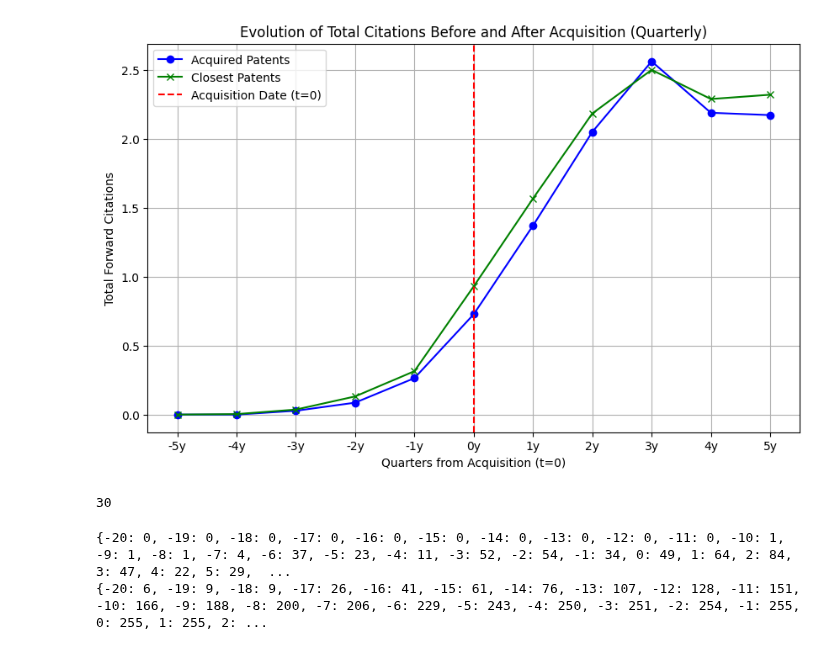
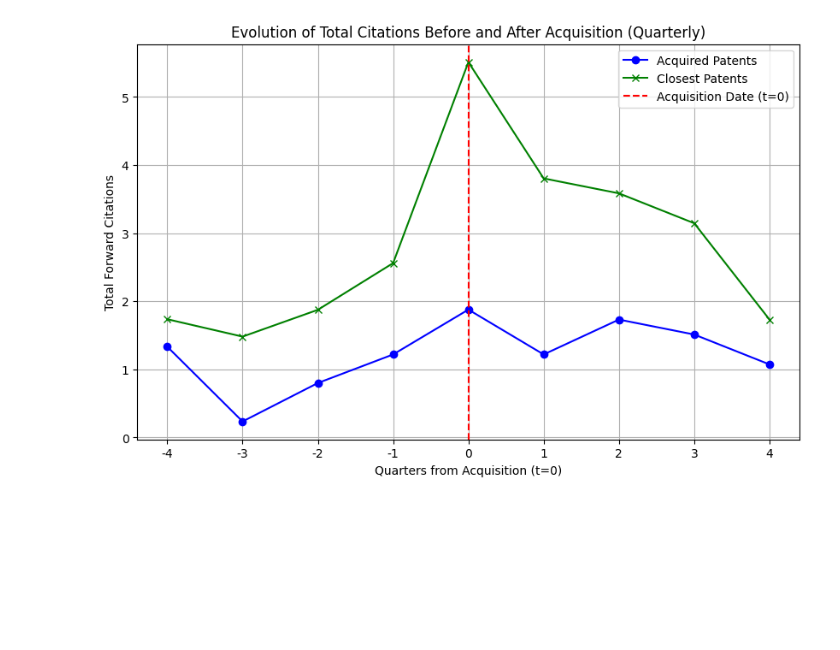
Before and after one commit to amusali/bert_for_patents, a Jupyter notebook: 05 Analysis/01 Main/Comparison of forward citations.ipynb, the cells around one changed output. Drawn from its saved outputs; the diff is of its cells as text; code cells hidden in the pictures; blank space fills up the shorter version.

```diff
--- a/05 Analysis/01 Main/Comparison of forward citations.ipynb
+++ b/05 Analysis/01 Main/Comparison of forward citations.ipynb
@@ -29,11 +0,0 @@ closest_count_by_time =  {t: 0 for t in range(time_range[0], time_range[1] + 1)}
-# %%
-citation = 0
-cited_patents = 0
-for patent in patents:
-    citation += patent.forward_citations
-    if patent.forward_citations>0:
-        cited_patents += 1
-
-print(citation)
-print(cited_patents)
-print(len(patents))
@@ -65,17 +1,23 @@ for patent in patents:
 # %%
 ## Inputs
 import dill as pickle
+from datetime import datetime
+from collections import OrderedDict
+import time
+with open(r"C:\Users\amusali\Downloads\LinkedIn Corporation_2016-12-07_before.pkl", 'rb') as f:
+    t = pickle.load(f)
+import matplotlib.pyplot as plt
+import numpy as np
 
-with open(r"C:\Users\amusali\Desktop\uc3m PhD\05 Analysis\01 Main\00 Python data\Drive\03 Patents with pairs (group checked)\Apple Computer Inc._1997-08-05_before.pkl", 'rb') as f:
-    t = pickle.load(f)
 patents = t
-center_date=datetime(1997, 8, 5)
+center_date=datetime(2016, 12, 7)
 no_closest_patent_counter = 0
 no_cited_patent_counter = 0
 patents_with_citation = 0
 
-upper_lower_bound = 5
+upper_lower_bound = 4
 implied_days = 365
+threshold = 365
 # Initialize dictionaries to hold citation counts for each time point (quarters)
 
 time_range=(-upper_lower_bound, upper_lower_bound)
@@ -84,20 +26,26 @@ patent_count_by_time = {t: 0 for t in range(time_range[0], time_range[1] + 1)}
 closest_citations_by_time = {t: 0 for t in range(time_range[0], time_range[1] + 1)}
 closest_count_by_time =  {t: 0 for t in range(time_range[0], time_range[1] + 1)}
 
+print("there are", len(patents), "patents")
 for patent in patents:
-    if patent.forward_citations == 0 or not patent.forward_citations:
+    if patent.cosine_similarity_with_closest_patent is not None:
+        if patent.cosine_similarity_with_closest_patent < 0.7:
+            continue
+    if patent.forward_citations  == 0 or not patent.forward_citations or patent.closest_patent.forward_citations == 0 or not patent.closest_patent.forward_citations :
         no_cited_patent_counter += 1
         continue
-    if (patent.date_application - center_date).days < - implied_days * upper_lower_bound:
-        print("BEFORE THE ANALYSIS Period")
+    if (patent.date_granted - center_date).days > -threshold or (patent.closest_patent.date_granted - center_date).days > -threshold:
+        #print("BEFORE THE ANALYSIS Period")
         continue
-    if (patent.date_application - center_date).days > 365:
-        print("Too close to the acquistion")
-        continue
+    #if -(patent.date_granted - center_date).days < upper_lower_bound * implied_days:
+      # print("Too close to the acquistion")
+        #continue
     if patent.closest_patent is None:
         print('None closes patent')
         no_closest_patent_counter +=1
         continue
+
+    print("Closest patent assignee is: ", patent.closest_patent.assignee_organization)
     # Check if the patent has any citedby_patents
     if patent.citedby_patents:
         for cited_patent in patent.citedby_patents:
@@ -107,7 +55,7 @@ for patent in patents:
             #print(t_patent)
             if time_range[0] <= t_patent <= time_range[1]:
                 patent_citations_by_time[t_patent] += 1  # Add 1 citation for this quarter
-    time_to_acquisition = (patent.date_application - center_date).days // implied_days
+    time_to_acquisition = (patent.date_granted - center_date).days // implied_days
 
     for key, value in patent_count_by_time.items():
         if key >= time_to_acquisition:
@@ -119,7 +67,7 @@ for patent in patents:
             if time_range[0] <= t_closest <= time_range[1]:
                 closest_citations_by_time[t_closest] += 1 # Add 1 citation for this quarter
 
-    time_to_acquisition = (patent.closest_patent.date_application - center_date).days // implied_days
+    time_to_acquisition = (patent.closest_patent.date_granted - center_date).days // implied_days
 
     for key, value in closest_count_by_time.items():
         if key >= time_to_acquisition:
@@ -127,11 +75,12 @@ for patent in patents:
 
     patents_with_citation += 1
 
-print(no_closest_patent_counter)
+print(f"There are {no_closest_patent_counter} patents with no closest patent")
 print(f"patents with no citation: {no_cited_patent_counter}")
 print(f"paetnts with citation : {patents_with_citation}")
 
 print(patent_citations_by_time)
+print(closest_citations_by_time)
 print(patent_count_by_time)
 print(closest_count_by_time)
 
@@ -156,7 +105,7 @@ plt.axvline(x=0, color='red', linestyle='--', label='Acquisition Date (t=0)')
 plt.title("Evolution of Total Citations Before and After Acquisition (Quarterly)")
 plt.xlabel("Quarters from Acquisition (t=0)")
 plt.ylabel("Total Forward Citations")
-plt.xticks(np.arange(time_range[0], time_range[1] + 1), labels=[f"{i}y" for i in range(time_range[0], time_range[1] + 1)])
+plt.xticks(np.arange(time_range[0], time_range[1] + 1), labels=[f"{i}" for i in range(time_range[0], time_range[1] + 1)])
 plt.legend()
 plt.grid(True)
 plt.show()
@@ -181,11 +130 @@ paetnts with citation : 992
-[figure, old version]
+[figure, new version]
-# %%
-len(patents)
-# %% [output]
-30
-# %%
-print(patent_citations_by_time)
-print(patent_count_by_time)
-# %% [output]
-{-20: 0, -19: 0, -18: 0, -17: 0, -16: 0, -15: 0, -14: 0, -13: 0, -12: 0, -11: 0, -10: 1, -9: 1, -8: 1, -7: 4, -6: 37, -5: 23, -4: 11, -3: 52, -2: 54, -1: 34, 0: 49, 1: 64, 2: 84, 3: 47, 4: 22, 5: 29,  ...
-{-20: 6, -19: 9, -18: 9, -17: 26, -16: 41, -15: 61, -14: 76, -13: 107, -12: 128, -11: 151, -10: 166, -9: 188, -8: 200, -7: 206, -6: 229, -5: 243, -4: 250, -3: 251, -2: 254, -1: 255, 0: 255, 1: 255, 2: ...
```
Also changed, not shown: parts of 32 cells of this notebook, 4 other files.
